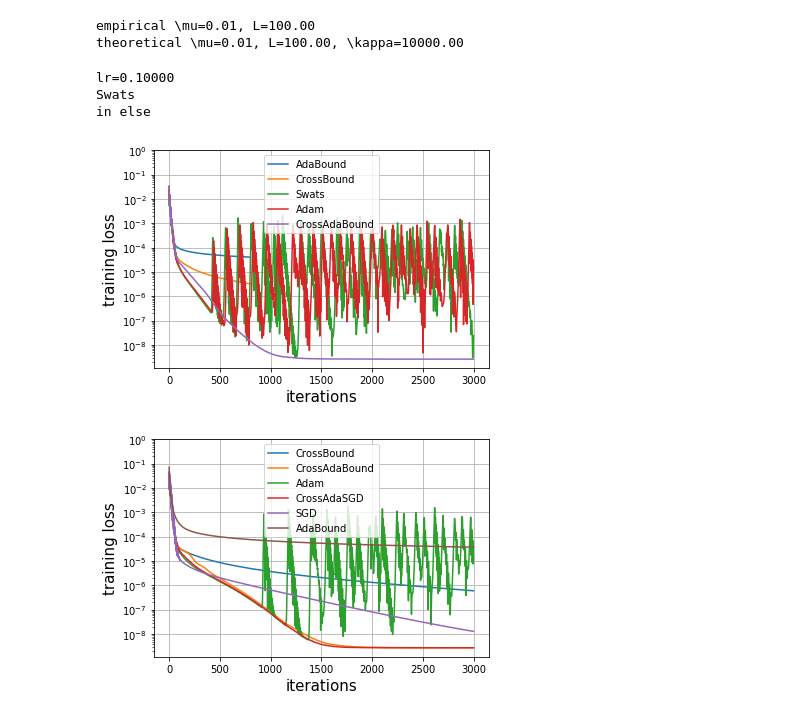
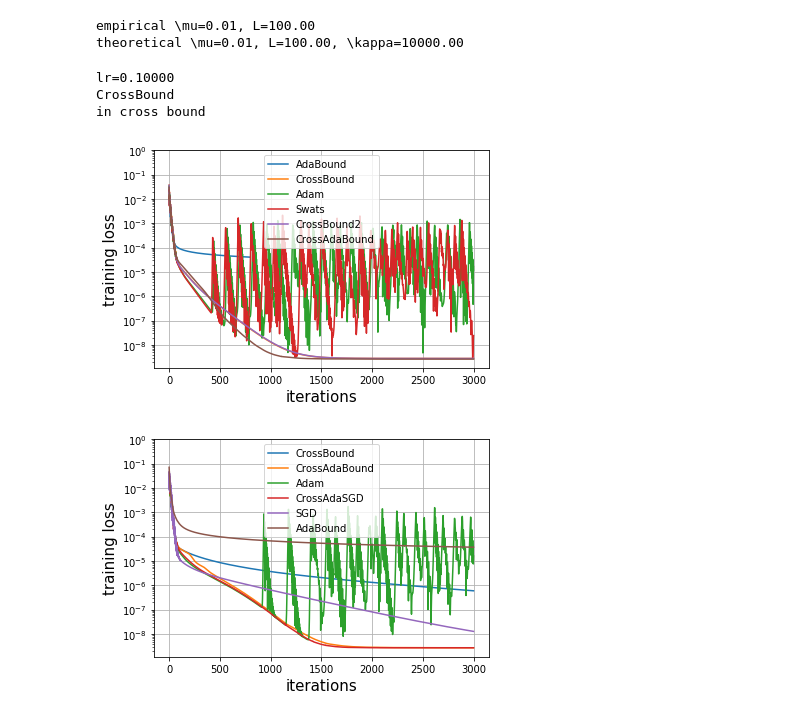
Before and after one commit to nathanwang000/MTL, a Jupyter notebook: optimizer_exp.ipynb, the cells around one changed output. Saved outputs shown, nothing was run; the diff lists cells and outputs as text; code cells hidden in the pictures.

Commit message:
added convenient plotting functions

```diff
--- a/optimizer_exp.ipynb
+++ b/optimizer_exp.ipynb
@@ -90,10 +90,10 @@ from torch.utils.data import TensorDataset, DataLoader
 import torch.nn as nn
 import tqdm
 from lib.utils import OptRecorder
-from lib.optimizer import Diff, Avrng, AdamVR, MomentumCurvature, NormalizedCurvature, Sign, MomentumCurvature2
+from lib.optimizer import Diff, Avrng, AdamVR, NormalizedCurvature, Sign, MomentumCurvature2
 from lib.optimizer import NormalizedCurvature2, CurvatureSign, RCSign, EffectiveMCSign, MomentumCurvature3
 from lib.optimizer import Adam3, SecondMoment, DoubleMomentum, AlphaAdam, AlphaSGD, AlphaDiff, AlphaDiff2
-from lib.optimizer import AdaBound, CrossBound, CrossVarSGD, CrossAdaSGD, CrossAdaBound, Swats
+from lib.optimizer import AdaBound, CrossBound, CrossVarSGD, CrossAdaSGD, CrossAdaBound, Swats, CrossBound2
 import copy
 
 def train(net, loader, full_loader, optimizer, niters=800, ntrack=10, LSR=True, patience=10, cheat=False):
@@ -154,7 +154,7 @@ data = TensorDataset(torch.from_numpy(A).float(), torch.from_numpy(y).float())
 loader = DataLoader(data, batch_size=batch_size)
 full_loader = DataLoader(data, batch_size=n)
 
-for opt in ['Swats']:
+for opt in ['CrossBound']:
     print(opt)
     if LSR: # logistic regression
         net = nn.Linear(d, 1, bias=True)
@@ -164,10 +164,14 @@ for opt in ['Swats']:
     net.weight.data = torch.zeros_like(net.weight.data) # zero initialize
 
     cheat = False
+
     if opt == 'cheat':
         print('in cheat mode')
         cheat = True
         optimizer = torch.optim.Adam(net.parameters(), lr=1e-3)
+    elif opt == 'CrossBound2' or opt == 'CrossBound':
+        print('in cross bound')
+        optimizer = eval(opt)(net.parameters(), lr=lr, final_lr=1)
     elif opt == 'CrossAdaBound':
         print('in cross ada bound')
         optimizer = eval(opt)(net.parameters(), lr=lr)
@@ -214,27 +218,27 @@ for opt in ['Swats']:
                                         cheat=cheat)
 # %% [output]
 lr=0.10000
-Swats
-in else
+CrossBound
+in cross bound
 # %%
 # batch size 300
 from lib.utils import smooth
 import matplotlib.pyplot as plt
 
 for k, e in errors.items():
     #if k in ['AlphaSGD', 'AlphaAdam', 'Adam', 'MomentumCurvature', 'SGD', 'AlphaDiff']:
-    if k in ['Swats', 'Adam', 'CrossBound', 'SGD', 'AdaBound', 'CrossAdaBound', 'CrossAdaSGD']:
+    if k in ['Swats', 'Adam', 'CrossBound', 'SGD', 'AdaBound', 'CrossAdaBound', 'CrossAdaSGD', 'CrossBound2']:
         plt.semilogy(smooth(e,1), label=k)
     #plt.plot(smooth(e,1), label=k)
 #plt.ylabel(r'$\Vert x-x^* \Vert_2$', fontsize=15)
 plt.ylabel(r'training loss', fontsize=15)
 plt.legend()
 plt.xlabel('iterations', fontsize=15)
 plt.grid()
 plt.ylim([None,1])
 plt.show()
 # %% [output]
-[figure, old version]
+[figure, new version]
 # %%
 # batch size 300
 from lib.utils import smooth
```
Also changed, not shown: parts of 13 cells of this notebook, 3 other files.
